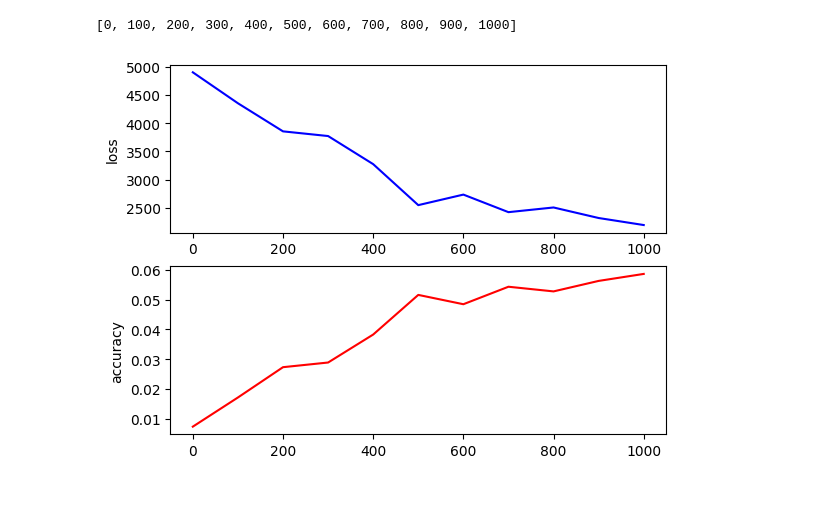
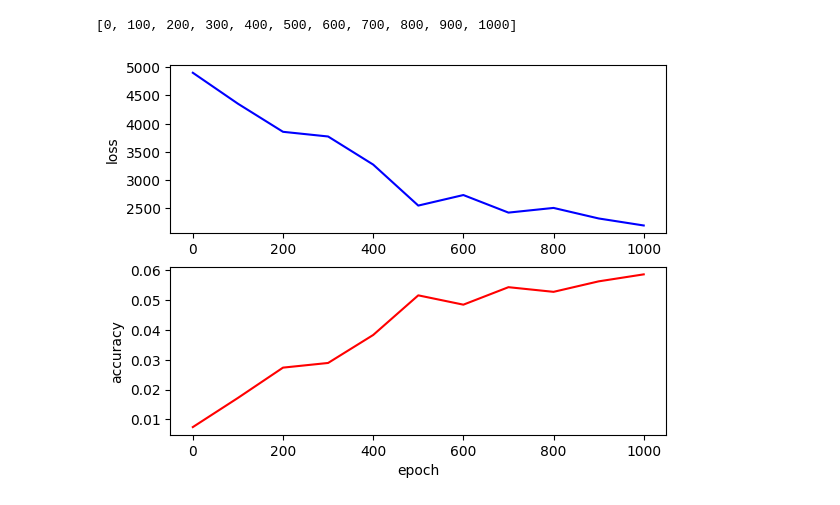
Before and after one commit to PavelStelmakhV/hw309-tensorflow, a Jupyter notebook: tensorflow_mnist_hw.ipynb, the cells around one changed output. Cells and saved outputs as stored; diff of their text form; code cells hidden in the pictures.

```diff
--- a/tensorflow_mnist_hw.ipynb
+++ b/tensorflow_mnist_hw.ipynb
@@ -222,21 +220,21 @@ steps
 # %%
 # Выведите графики зависимости изменения точности и потерь от шага
 # Если все сделано правильно, то точность должна расти, а потери уменьшаться
 
 # Место для вашего кода
 steps = list(range(0, 1001, 100))
 
 plt.figure(1)
 plt.subplot(2, 1, 1, ylabel='loss')
 plt.plot(steps, loss_history, color='b')
 
-plt.subplot(2, 1, 2, ylabel='accuracy')
+plt.subplot(2, 1, 2, ylabel='accuracy', xlabel='epoch')
 plt.plot(steps, accuracy_history, color='r')
 
 
 plt.show()
 # %% [output]
-[figure, old version]
+[figure, new version]
 # %%
 # Вычислите точность обученной нейросети
 
```
Also changed, not shown: parts of 1 cell of this notebook.
